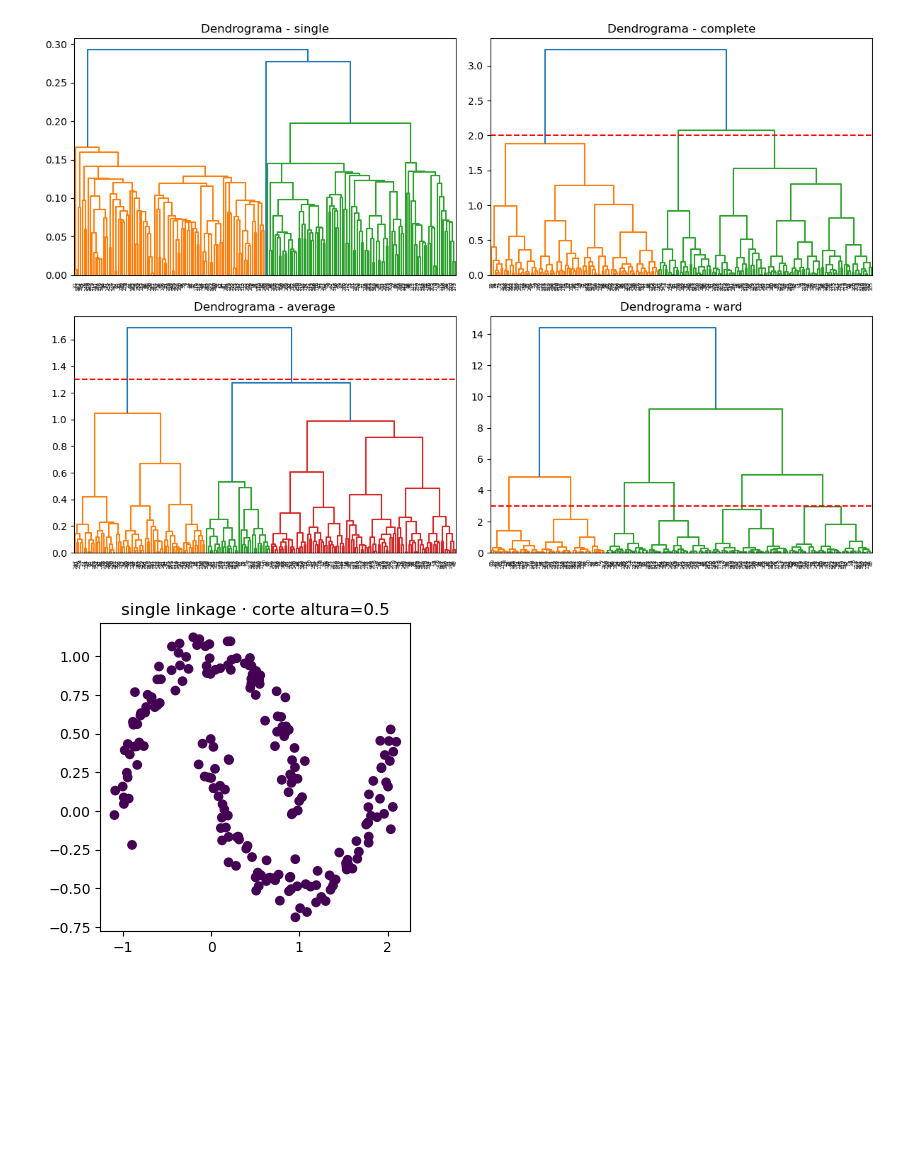
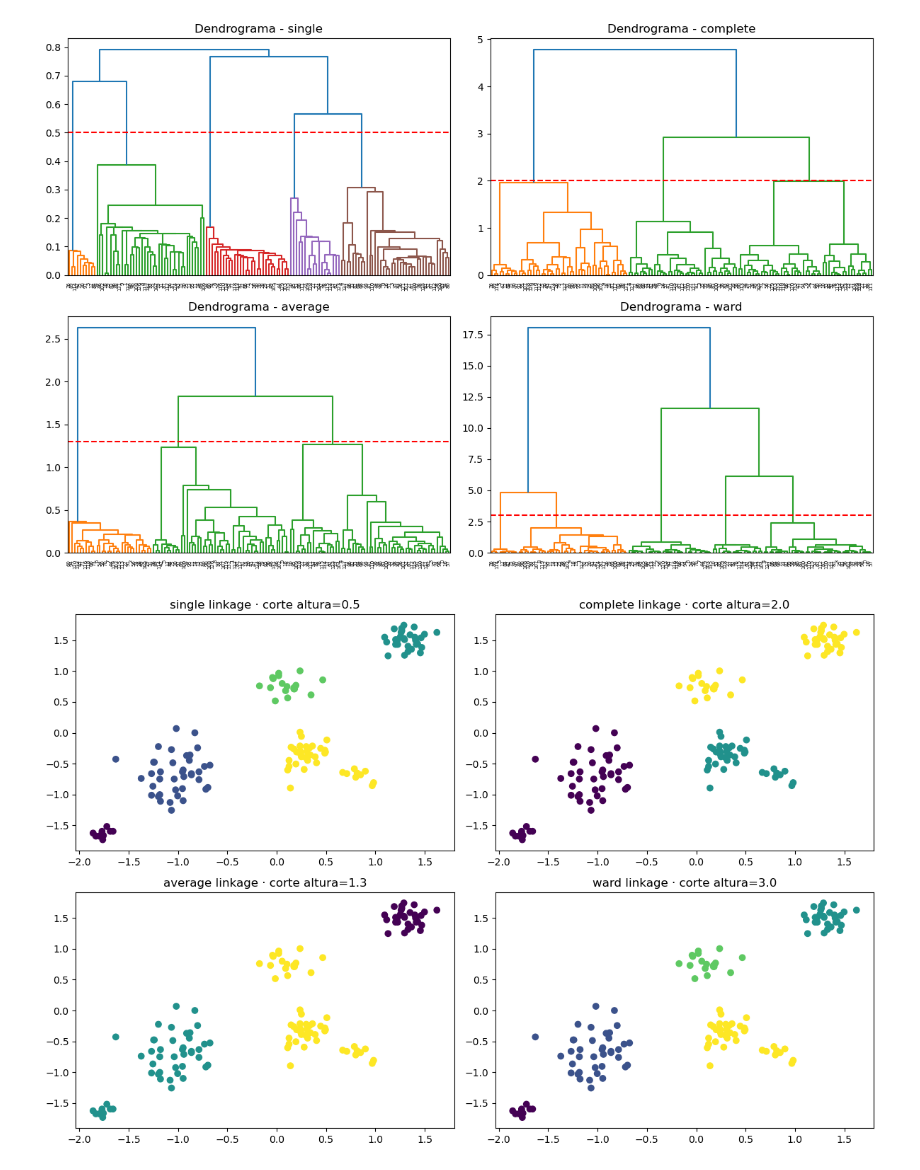
Before and after one commit to criss201x/hierarchical_Clustering_for_Dummies, a Jupyter notebook: HC.ipynb, the cells around one changed output. Cells and saved outputs as stored; diff of their text form; code cells hidden in the pictures; blank space fills up the shorter version.

```diff
--- a/HC.ipynb
+++ b/HC.ipynb
@@ -15,7 +16,7 @@ mat_data = scipy.io.loadmat('data_clusters.mat')
 X_data = mat_data['X']
 
 # Convert the NumPy array to a pandas DataFrame
-df = pd.DataFrame(X_data, columns=['feature_1', 'feature_2']) # You can name the columns appropriately
+df = pd.DataFrame(X_data, columns=['x', 'y']) # You can name the columns appropriately
 
 # Display the first few rows of the DataFrame
 display(df.head())
@@ -26,6 +27,9 @@ display(df.head())
 | 2 | 483 | 345 |
 | 3 | 302 | 167 |
 | 4 | 422 | 108 |
+# %%
+scaler = StandardScaler()
+df[['x', 'y']] = scaler.fit_transform(df[['x', 'y']])
 # %%
 df.info()
 # %% [output]
@@ -63,5 +67,4 @@ plt.show()
 # %%
-
 # Dataset simulado
 X, y = make_blobs(n_samples=20, centers=3, random_state=42, cluster_std=1.2)
 
@@ -70,7 +73,7 @@ methods = ["single", "complete", "average", "ward"]
 
 plt.figure(figsize=(12,8))
 for i, method in enumerate(methods, 1):
-    Z = linkage(X, method=method)
+    Z = linkage(df, method=method)
     plt.subplot(2,2,i)
     dendrogram(Z, truncate_mode="lastp", p=10)
     plt.title(f"Linkage: {method}")
@@ -158,7 +155,0 @@ ward primeras filas de Z:
-# %%
-Z = linkage(Xb, method="ward")
-# Opción A: forzar K clústeres
-labels_k3 = fcluster(Z, t=3, criterion="maxclust")
-
-# Opción B: cortar por altura
-labels_h = fcluster(Z, t=7.5, criterion="distance")
@@ -179,28 +156,30 @@ for method in ["single", "complete", "average", "ward"]:
 # %%
 # Dataset lunas
 X, _ = make_moons(n_samples=200, noise=0.08, random_state=7)
 
 methods = ["single", "complete", "average", "ward"]
 cut_heights = {"single":0.5, "complete":2.0, "average":1.3, "ward":3.0}  # cortes aproximados
 
 # Dendrogramas
 plt.figure(figsize=(12,8))
 for i, m in enumerate(methods,1):
-    Z = linkage(X, method=m)
+    Z = linkage(df, method=m)
     plt.subplot(2,2,i)
     dendrogram(Z)
     plt.axhline(cut_heights[m], color="r", ls="--")
     plt.title(f"Dendrograma - {m}")
 plt.tight_layout(); plt.show()
 
 # Dispersión coloreada
-for m in methods:
-    Z = linkage(X, method=m)
+plt.figure(figsize=(12,8))
+for i, m in enumerate(methods,1):
+    Z = linkage(df, method=m)
     labels = fcluster(Z, t=cut_heights[m], criterion="distance")
-    plt.figure(figsize=(4,4))
-    plt.scatter(X[:,0], X[:,1], c=labels)
+    plt.subplot(2,2,i)
+    plt.scatter(df['x'], df['y'], c=labels)
     plt.title(f"{m} linkage · corte altura={cut_heights[m]}")
-    plt.show()
+plt.tight_layout()
+plt.show()
 # %% [output]
-[figure, old version]
+[figure, new version]
-[figure, old version]
+[figure, new version]
```
Also changed, not shown: parts of 12 cells of this notebook, 6 other files.
